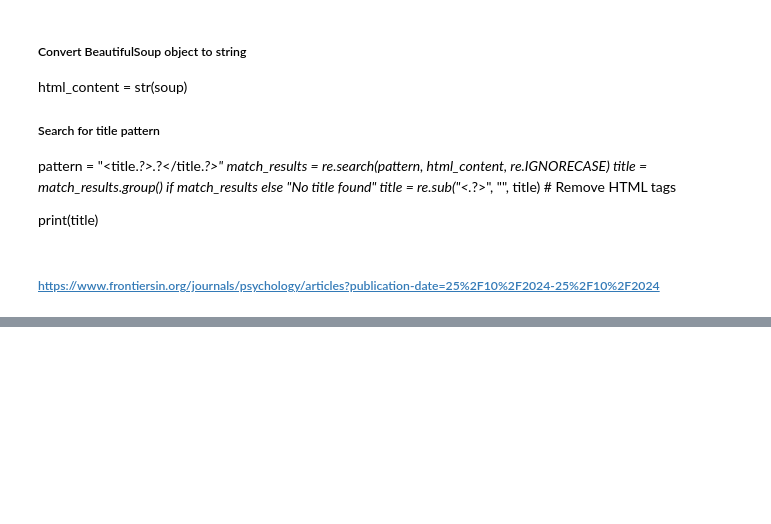
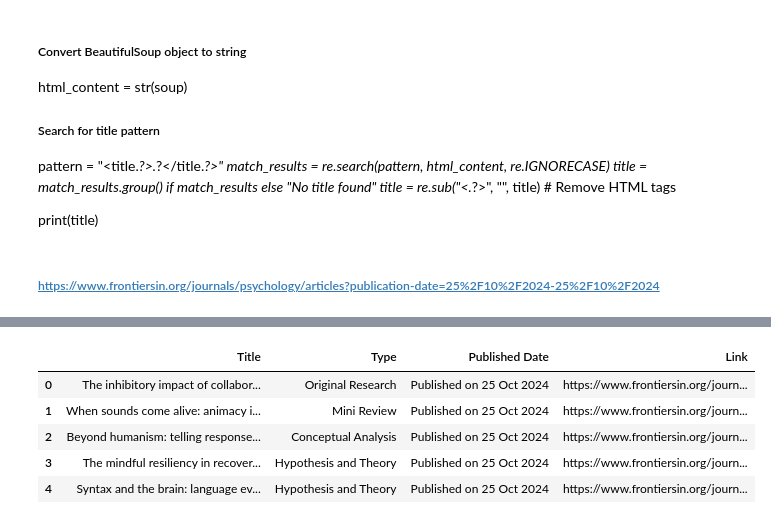
Before and after one commit to hyemin20/TopicModeling, a Jupyter notebook: 1. Data Scrolling.ipynb, the cells around one changed output, grey strips where cells are left out. Cells and saved outputs as stored; diff of their text form; code cells hidden in the pictures; blank space fills up the shorter version.

```diff
--- a/1. Data Scrolling.ipynb
+++ b/1. Data Scrolling.ipynb
@@ -551,0 +249,84 @@ len(df)
+# %%
+# Set up the WebDriver
+driver = webdriver.Chrome()
+
+# Open the page
+base_url = "https://www.frontiersin.org/journals/psychology/articles"
+url = base_url + "?publication-date=01%2F10%2F2024-25%2F10%2F2024"
+driver.get(url)
+
+# Set page zoom to 25%
+driver.execute_script("document.body.style.zoom='25%'")
+
+# Accept cookies if the banner appears
+try:
+    accept_cookies_button = WebDriverWait(driver, 10).until(
+        EC.element_to_be_clickable((By.ID, "onetrust-accept-btn-handler"))
+    )
+    accept_cookies_button.click()
+except:
+    print("No cookie banner detected.")
+
+# Wait for the first article to load
+WebDriverWait(driver, 10).until(
+    EC.presence_of_element_located((By.CLASS_NAME, "CardArticle"))
+)
+
+# Scroll and hover to trigger loading of new articles
+scroll_increment = 200  # Smaller increment for smoother scroll
+scroll_pause_time = 1.5 # Adjusted pause time to simulate user interaction
+max_retries = 8         # Retry limit if no new articles load
+retries = 0
+prev_article_count = 0
+
+# Scroll until all articles are loaded
+actions = ActionChains(driver)
+while retries < max_retries:
+    # Scroll by a small increment
+    driver.execute_script("window.scrollBy(0, arguments[0]);", scroll_increment)
+    time.sleep(scroll_pause_time)
+
+    # Hover over the footer to trigger lazy loading if any exists
+    footer = driver.find_element(By.TAG_NAME, "footer")
+    actions.move_to_element(footer).perform()
+
+    # Check current number of articles loaded
+    html = driver.page_source
+    soup = BeautifulSoup(html, 'html.parser')
+    articles = soup.find_all("article", class_="CardArticle")
+    current_article_count = len(articles)
+
+    # Update retry count based on loaded articles
+    if current_article_count > prev_article_count:
+        prev_article_count = current_article_count
+        retries = 0  # Reset retries if new articles loaded
+    else:
+        retries += 1  # Increment retry count if no new articles load
+
+    print(f"Articles loaded: {current_article_count}, Retries: {retries}")
+
+# Ensure elements are fully loaded
+time.sleep(3)
+
+# Extract article information
+data = []
+for article in articles:
+    title = article.find("h1", class_="CardArticle__title").get_text(strip=True)
+    publish_date = article.find("p", class_="CardArticle__date").get_text(strip=True)
+    article_type = article.find("p", class_="CardArticle__type").get_text(strip=True)
+    link = article.find("a", class_="CardArticle__wrapper")["href"]
+
+    data.append({
+        "Title": title,
+        "Type": article_type,
+        "Published Date": publish_date,
+        "Link": link,
+    })
+
+# Close the driver
+driver.quit()
+
+# Convert to DataFrame and display
+df = pd.DataFrame(data)
+df.head(5)
+# %% [output]
@@ -551,0 +350,6 @@ len(df)
+|  | Title | Type | Published Date | Link |
+| 0 | The inhibitory impact of collabor... | Original Research | Published on 25 Oct 2024 | https://www.frontiersin.org/journ... |
+| 1 | When sounds come alive: animacy i... | Mini Review | Published on 25 Oct 2024 | https://www.frontiersin.org/journ... |
+| 2 | Beyond humanism: telling response... | Conceptual Analysis | Published on 25 Oct 2024 | https://www.frontiersin.org/journ... |
+| 3 | The mindful resiliency in recover... | Hypothesis and Theory | Published on 25 Oct 2024 | https://www.frontiersin.org/journ... |
+| 4 | Syntax and the brain: language ev... | Hypothesis and Theory | Published on 25 Oct 2024 | https://www.frontiersin.org/journ... |
```
Also changed, not shown: parts of 55 cells of this notebook, 2 other files.
